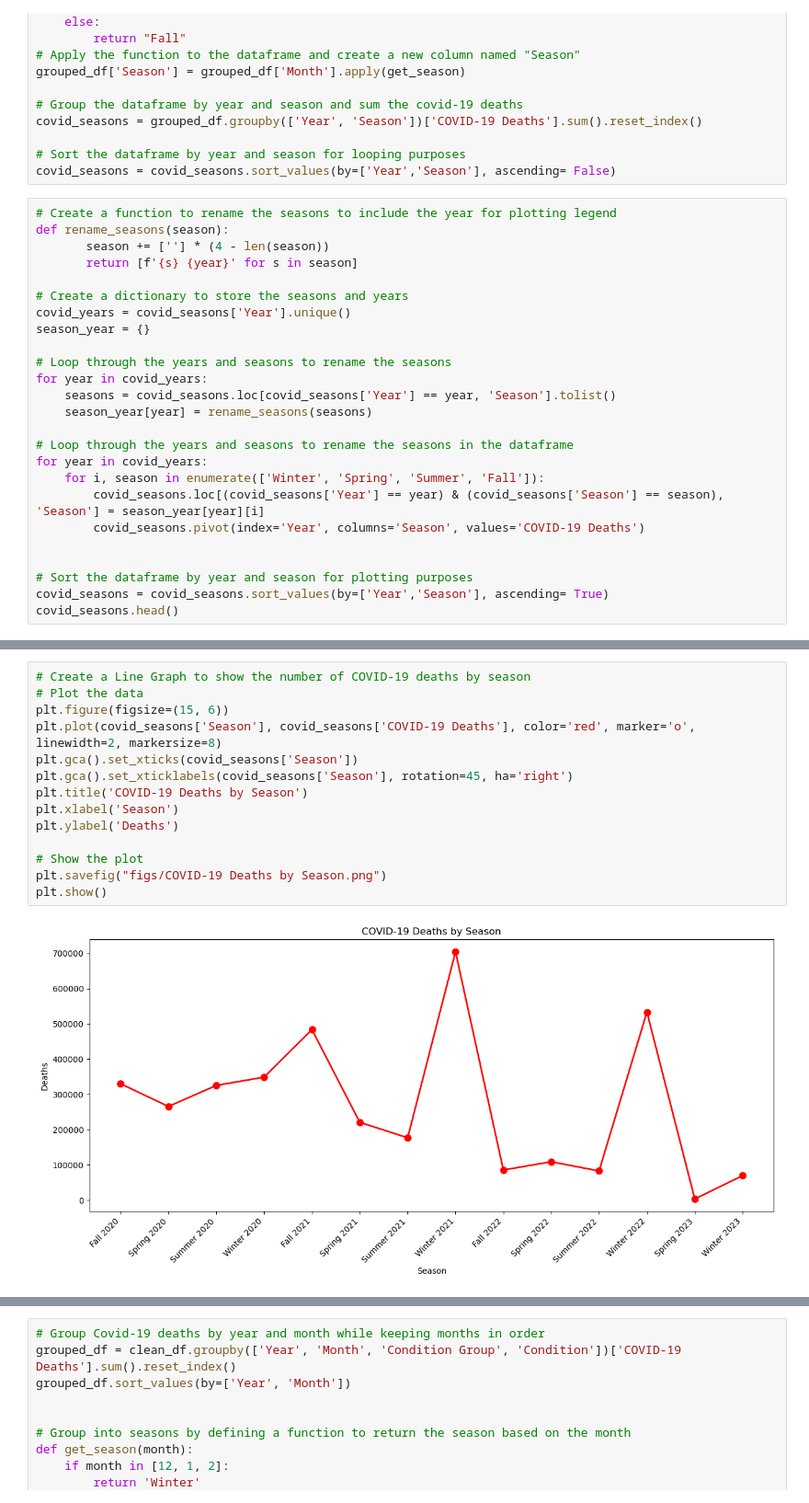
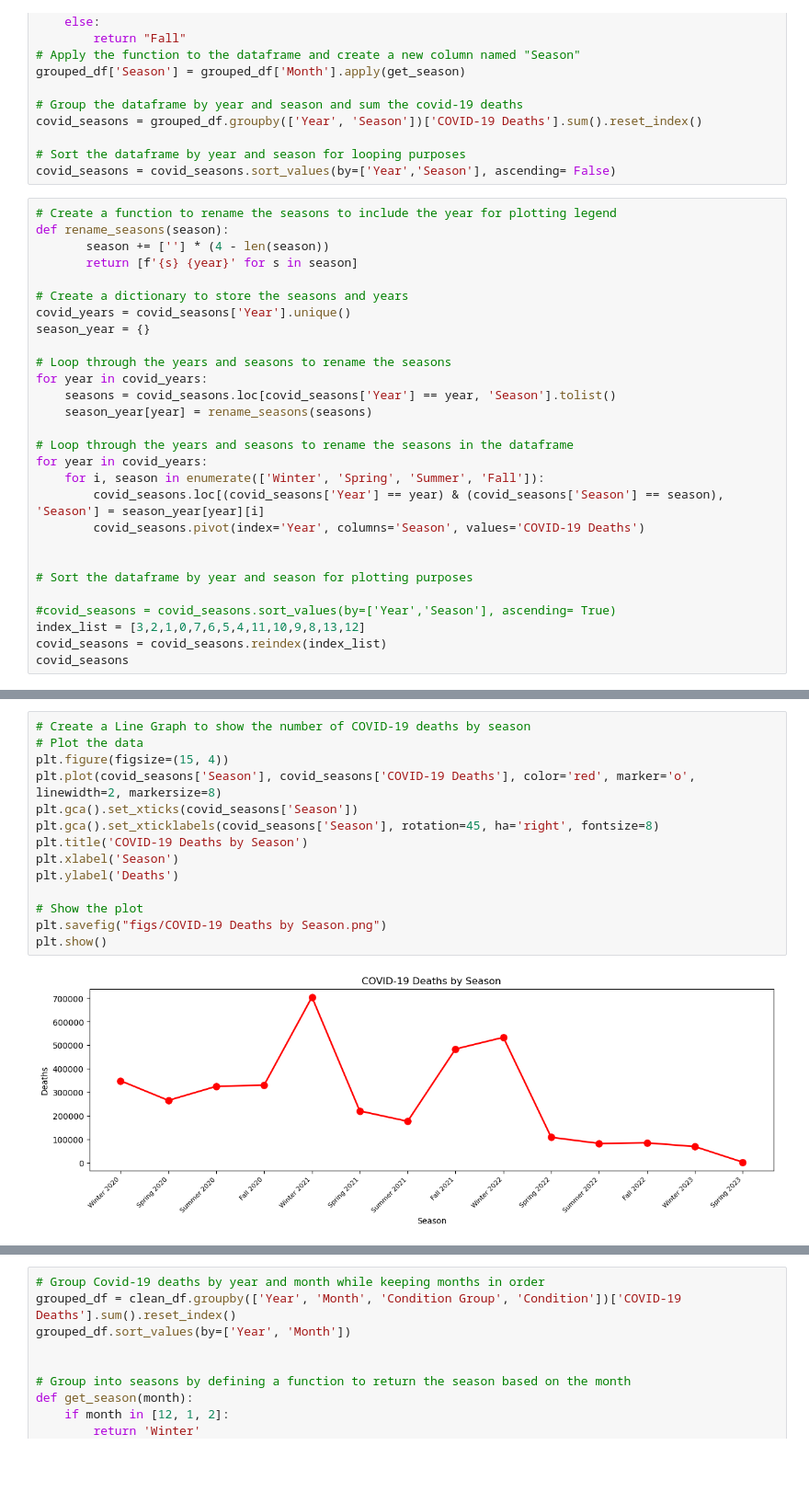
Before and after one commit to willbang548/Group_1, a Jupyter notebook: main.ipynb, the cells around one changed output, grey strips where cells are left out. Shown at 92% size. Drawn from its saved outputs; the diff is of its cells as text; blank space fills up the shorter version.

Commit message:
saved figures

```diff
--- a/main.ipynb
+++ b/main.ipynb
@@ -398,7 +398,10 @@ for year in covid_years:
 
 
 # Sort the dataframe by year and season for plotting purposes
-covid_seasons = covid_seasons.sort_values(by=['Year','Season'], ascending= True)
-covid_seasons.head()
+
+#covid_seasons = covid_seasons.sort_values(by=['Year','Season'], ascending= True)
+index_list = [3,2,1,0,7,6,5,4,11,10,9,8,13,12]
+covid_seasons = covid_seasons.reindex(index_list)
+covid_seasons
 # %% [output]
 |  | Year | Season | COVID-19 Deaths |
@@ -410,19 +422,19 @@ covid_seasons.head()
 # %%
 # Create a Line Graph to show the number of COVID-19 deaths by season
 # Plot the data
-plt.figure(figsize=(15, 6))
+plt.figure(figsize=(15, 4))
 plt.plot(covid_seasons['Season'], covid_seasons['COVID-19 Deaths'], color='red', marker='o', linewidth=2, markersize=8)
 plt.gca().set_xticks(covid_seasons['Season'])
-plt.gca().set_xticklabels(covid_seasons['Season'], rotation=45, ha='right')
+plt.gca().set_xticklabels(covid_seasons['Season'], rotation=45, ha='right', fontsize=8)
 plt.title('COVID-19 Deaths by Season')
 plt.xlabel('Season')
 plt.ylabel('Deaths')
 
 # Show the plot
 plt.savefig("figs/COVID-19 Deaths by Season.png")
 plt.show()
 # %% [output]
-[figure, old version]
+[figure, new version]
 # %%
 # Polynomial Regression
 # Create a dictionary to map the seasons to integers
```
Also changed, not shown: parts of 6 cells of this notebook, 12 other files.
